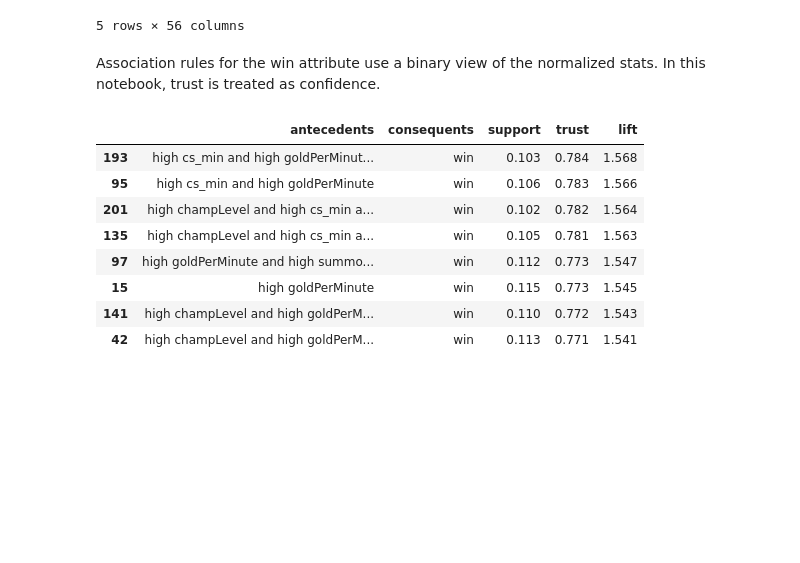
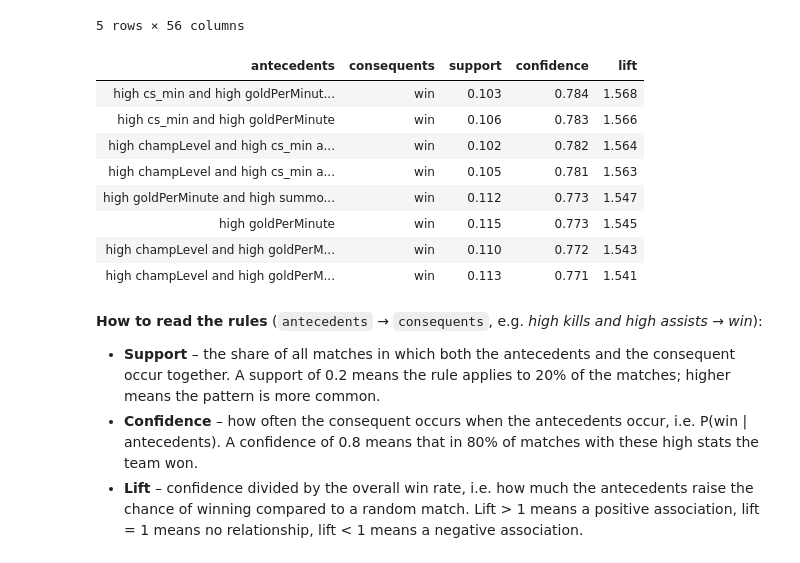
Before and after one commit to phantomvoyager4/OLA, a Jupyter notebook: src/ANALYSIS/data_exploration.ipynb, the cells around one changed output. Drawn from its saved outputs; the diff is of its cells as text; code cells hidden in the pictures; blank space fills up the shorter version.

Commit message:
Update evaluation notebook and data exploration notebook

```diff
--- a/src/ANALYSIS/data_exploration.ipynb
+++ b/src/ANALYSIS/data_exploration.ipynb
@@ -140,8 +128,6 @@ normalized_stats_df.head()
 | X43TXf-RmfFH5qdoqotv7Y1PM0oA8uXce... | 0.047619 | 0.269231 | 0.019608 | 0.631579 | 0.01075 | 0.1579 | 0.219885 | 0.015528 | ... |
 | sNslXgYTos3LFH2vfrXm8GyIITTVG-Qkj... | 0.000000 | 0.384615 | 0.098039 | 0.631579 | 0.01250 | 0.2632 | 0.248566 | 0.008075 | ... |
 5 rows × 56 columns
-# %% [markdown]
-Association rules for the win attribute use a binary view of the normalized stats. In this notebook, trust is treated as confidence.
 # %%
 from mlxtend.frequent_patterns import apriori, association_rules
 
@@ -150,45 +136,60 @@ from mlxtend.frequent_patterns import apriori, association_rules
 binary_stats_df = normalized_stats_df.drop(columns=['win']).ge(0.5)
 binary_stats_df = binary_stats_df.rename(columns=lambda col: f'high_{col}')
 binary_stats_df['win'] = normalized_stats_df['win'].ge(0.5)
 
 frequent_itemsets = apriori(binary_stats_df, min_support=0.1, use_colnames=True)
 
 if frequent_itemsets.shape[0] < 1:
-    win_rules = pd.DataFrame(columns=['antecedents', 'consequents', 'support', 'trust', 'lift'])
+    win_rules = pd.DataFrame(columns=['antecedents', 'consequents', 'support', 'confidence', 'lift'])
 else:
     rules = association_rules(frequent_itemsets, metric='confidence', min_threshold=0.6)
     win_rules = rules[rules['consequents'] == frozenset({'win'})].copy()
-    win_rules['trust'] = win_rules['confidence']
-    win_rules = win_rules.sort_values(['trust', 'support', 'lift'], ascending=False)
+    win_rules = win_rules.sort_values(['confidence', 'support', 'lift'], ascending=False)
 
 def itemset_to_text(itemset):
     readable_items = []
     for item in sorted(itemset):
         if item == 'win':
             readable_items.append('win')
         elif item.startswith('high_'):
             readable_items.append(f'high {item[5:]}')
         else:
             readable_items.append(item)
     return ' and '.join(readable_items)
 
 win_rules_display = win_rules.assign(
     antecedents=win_rules['antecedents'].map(itemset_to_text),
     consequents=win_rules['consequents'].map(itemset_to_text),
     support=win_rules['support'].round(3),
-    trust=win_rules['trust'].round(3),
+    confidence=win_rules['confidence'].round(3),
     lift=win_rules['lift'].round(3),
 )
 
-win_rules_display[['antecedents', 'consequents', 'support', 'trust', 'lift']]
-# win_rules_display[['antecedents', 'consequents', 'support', 'trust', 'lift']].to_excel('rules.xlsx')
+display_columns = ['antecedents', 'consequents', 'support', 'confidence', 'lift']
+
+# Show full rule text instead of truncating long antecedents
+(
+    win_rules_display[display_columns]
+    .style
+    .hide(axis='index')
+    .format({'support': '{:.3f}', 'confidence': '{:.3f}', 'lift': '{:.3f}'})
+    .set_properties(subset=['antecedents', 'consequents'], **{'text-align': 'left', 'white-space': 'normal'})
+    .set_table_styles([{'selector': 'th', 'props': [('text-align', 'left')]}])
+)
+# win_rules_display[display_columns].to_excel('rules.xlsx')
 # %% [output]
-|  | antecedents | consequents | support | trust | lift |
-| 193 | high cs_min and high goldPerMinut... | win | 0.103 | 0.784 | 1.568 |
-| 95 | high cs_min and high goldPerMinute | win | 0.106 | 0.783 | 1.566 |
-| 201 | high champLevel and high cs_min a... | win | 0.102 | 0.782 | 1.564 |
-| 135 | high champLevel and high cs_min a... | win | 0.105 | 0.781 | 1.563 |
-| 97 | high goldPerMinute and high summo... | win | 0.112 | 0.773 | 1.547 |
-| 15 | high goldPerMinute | win | 0.115 | 0.773 | 1.545 |
-| 141 | high champLevel and high goldPerM... | win | 0.110 | 0.772 | 1.543 |
-| 42 | high champLevel and high goldPerM... | win | 0.113 | 0.771 | 1.541 |
+| antecedents | consequents | support | confidence | lift |
+| high cs_min and high goldPerMinut... | win | 0.103 | 0.784 | 1.568 |
+| high cs_min and high goldPerMinute | win | 0.106 | 0.783 | 1.566 |
+| high champLevel and high cs_min a... | win | 0.102 | 0.782 | 1.564 |
+| high champLevel and high cs_min a... | win | 0.105 | 0.781 | 1.563 |
+| high goldPerMinute and high summo... | win | 0.112 | 0.773 | 1.547 |
+| high goldPerMinute | win | 0.115 | 0.773 | 1.545 |
+| high champLevel and high goldPerM... | win | 0.110 | 0.772 | 1.543 |
+| high champLevel and high goldPerM... | win | 0.113 | 0.771 | 1.541 |
+# %% [markdown]
+**How to read the rules** (`antecedents` → `consequents`, e.g. *high kills and high assists* → *win*):
+
+- **Support** – the share of all matches in which both the antecedents and the consequent occur together. A support of 0.2 means the rule applies to 20% of the matches; higher means the pattern is more common.
+- **Confidence** – how often the consequent occurs when the antecedents occur, i.e. P(win | antecedents). A confidence of 0.8 means that in 80% of matches with these high stats the team won.
+- **Lift** – confidence divided by the overall win rate, i.e. how much the antecedents raise the chance of winning compared to a random match. Lift > 1 means a positive association, lift = 1 means no relationship, lift < 1 means a negative association.
```
Also changed, not shown: parts of 6 cells of this notebook, 3 other files.
